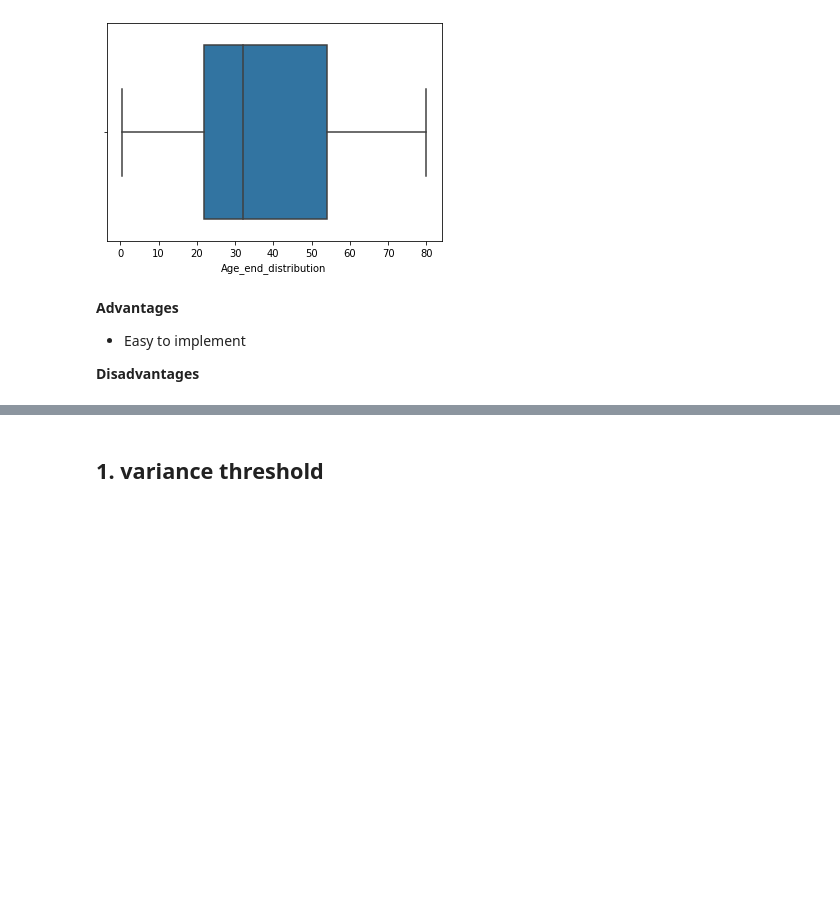
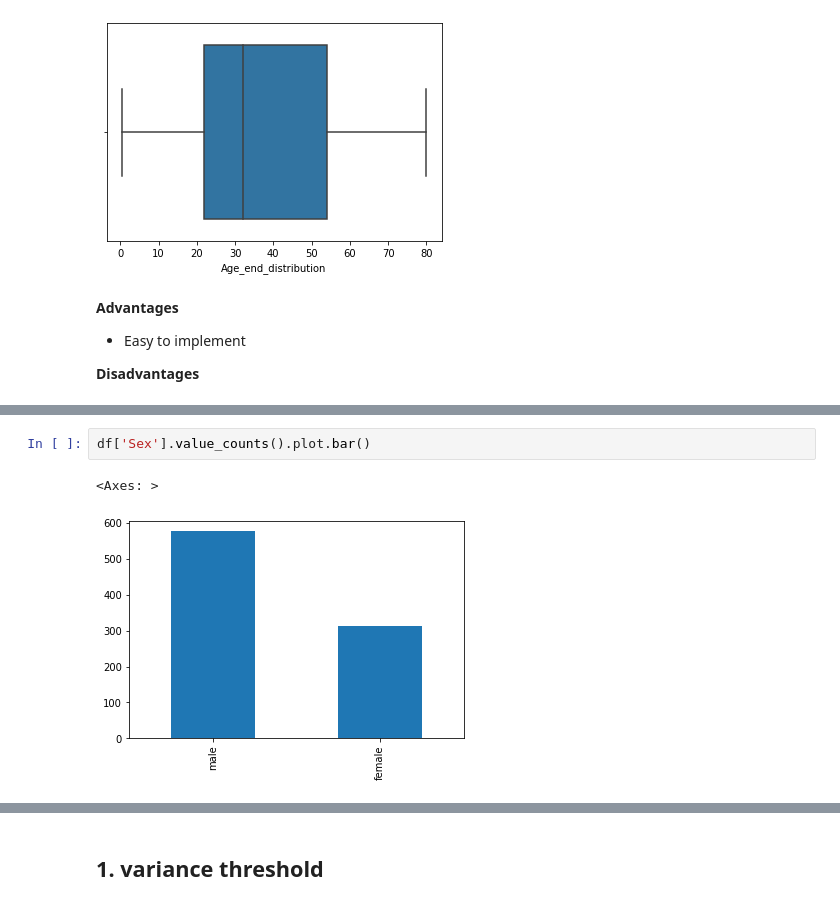
Before and after one commit to bele99/Data-Science-Project, a Jupyter notebook: Feature_Selection.ipynb, the cells around one changed output, grey strips where cells are left out. Saved outputs shown, nothing was run; the diff lists cells and outputs as text; blank space fills up the shorter version.

```diff
--- a/Feature_Selection.ipynb
+++ b/Feature_Selection.ipynb
@@ -232,0 +300,5 @@ sns.boxplot(x=df['Age_end_distribution'])
+# %%
+df['Sex'].value_counts().plot.bar()
+# %% [output]
+<Axes: >
+[figure, added]
```
Also changed, not shown: parts of 38 cells of this notebook.
